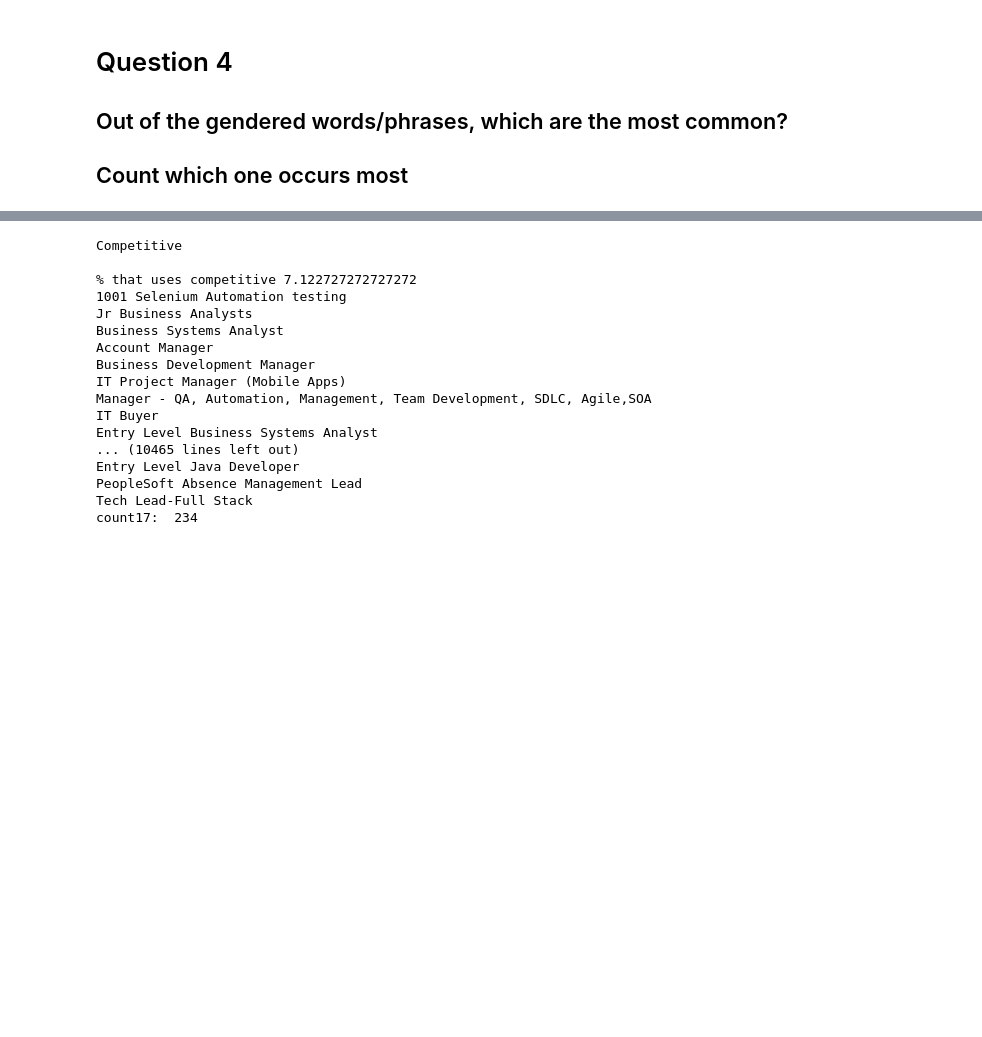
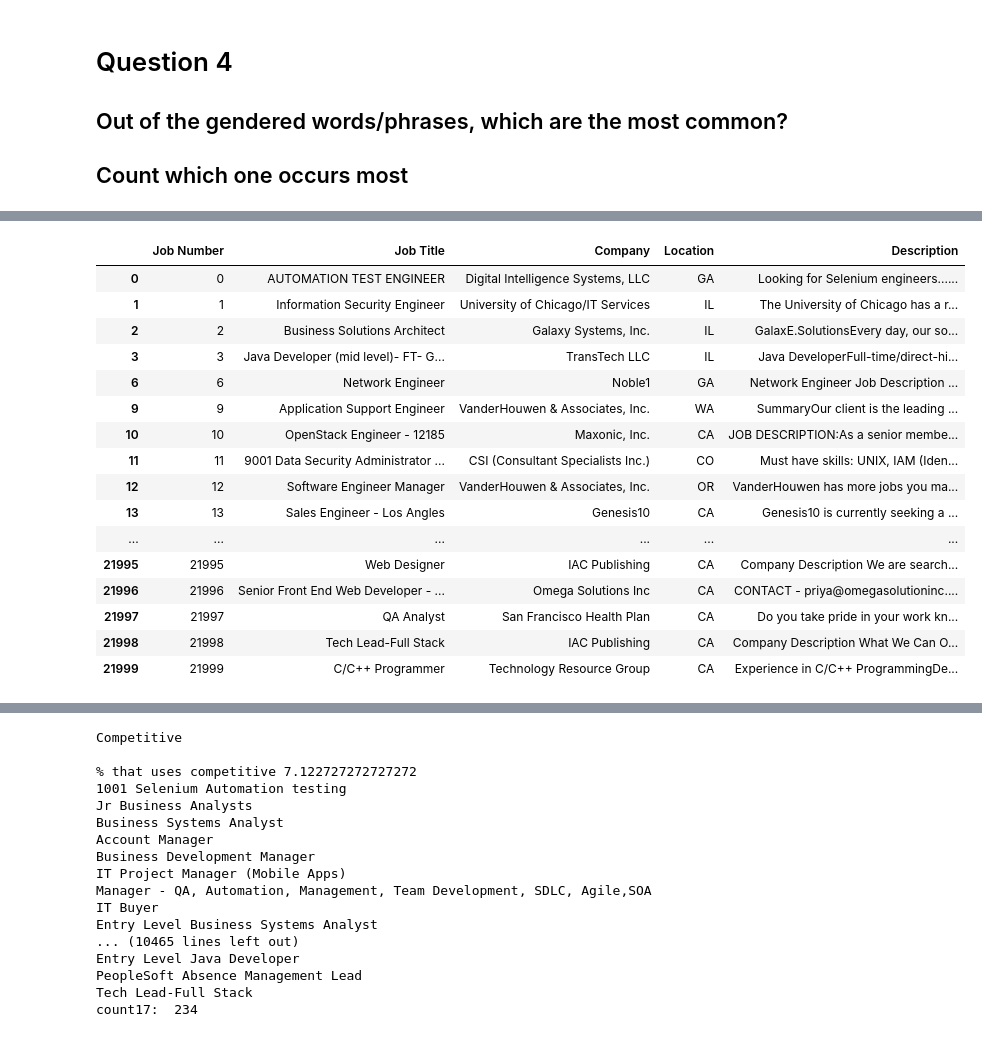
Before and after one commit to Kyle1668/cse184-pronoun-analysis, a Jupyter notebook: Question4.ipynb, the cells around one changed output, grey strips where cells are left out. Drawn from its saved outputs; the diff is of its cells as text; code cells hidden in the pictures; blank space fills up the shorter version.

```diff
--- a/Question4.ipynb
+++ b/Question4.ipynb
@@ -17,6 +17,13 @@ import csv
 import requests
 import collections
 from bs4 import BeautifulSoup
+import geopandas as gpd
+import pandas_bokeh
+from shapely.geometry import Point, Polygon
+%matplotlib inline
+from mpl_toolkits.axes_grid1 import make_axes_locatable
+import matplotlib.pyplot as plt
+pandas_bokeh.output_notebook()
 
 masculine_themed_wording = [
     "competitive",
@@ -37,6 +44,11 @@ masculine_themed_wording = [
     "ambitious",
     "aggressive"
 ]
+
+s = "active adventurous aggress ambitio analy assert athlet autonom battle boast challeng champion compet confident courag decid decision decisive defend determin domina dominant driven fearless fight force greedy head-strong headstrong hierarch hostil impulsive independen individual intellect lead logic objective opinion outspoken persist principle reckless self-confiden self-relian self-sufficien selfconfiden selfrelian selfsufficien stubborn superior unreasonab"
+masculine_themed_wording_updated = s.split()
+print(masculine_themed_wording_updated)
+
 
 states = ['AL',
     'AK',
@@ -92,5 +104,8 @@ states = ['AL',
 
 total_jobs = 22000
 jobs = pd.read_csv("dice_com-job_us_sample.csv")
+
+#Create a column for the state
+jobs["state"] = jobs["joblocation_address"].apply(lambda x: pd.Series(str(x).split(", ")[-1]))
 jobs
 # %% [output]
@@ -114,0 +133,53 @@ jobs
+# %%
+'''
+1. Take in the word from the updated list
+2. Check if word appears in the description
+    - if it does, add it to the list
+    - if NOT, do not add it to the list
+3. After getting the jobs, get the exclusive jobs using list(set(list_name)) <-- these are indexes
+4. With the job descriptions, loop through the list, add each of the columns that we want to its own list
+5. Create the column and set it to that list
+6. Get the states using the lambda function
+'''
+
+# Loops through the updated phrase list and appends to a list with the indexes of the jobs that have the phrases
+
+job_index_list = []
+for word in masculine_themed_wording_updated:
+    print("Current word: ", word)
+    x = jobs['jobdescription'].where(jobs['jobdescription'].str.find(word) > -1)
+    #vals = jobs['jobdescription'].str.count(word)
+    #print(word, " appears ", vals, " times")
+    #print(x)
+    for item, frame in x.iteritems():
+        if pd.notnull(frame):
+            job_index_list.append(item)
+
+job_index_list_exec = list(set(job_index_list))
+print("Length of original list: ", len(job_index_list))
+print("Length of execlusive list: ", len(job_index_list_exec))
+
+#print("with duplicates: ", job_index_list)
+print("without duplicates: ", job_index_list_exec)
+
+# Create the dataframe called 'new_jobs' which contains the jobs that contain the phrases from the list
+# In the cell BELOW is a function for this, there is just a block of code to run this
+
+job_title_list = []
+job_company_list = []
+job_location_list = []
+job_desc_list = []
+for i in job_index_list_exec:
+    job_title_list.append(jobs['jobtitle'].iloc[i])
+    job_company_list.append(jobs['company'].iloc[i])
+    job_location_list.append(jobs['state'].iloc[i])
+    job_desc_list.append(jobs['jobdescription'].iloc[i])
+
+new_jobs = pd.DataFrame(job_index_list_exec, index = job_index_list_exec, columns = ["Job Number"])
+new_jobs["Job Title"] = job_title_list
+new_jobs["Company"] = job_company_list
+new_jobs["Location"] = job_location_list
+new_jobs["Description"] = job_desc_list
+
+new_jobs
+# %% [output]
@@ -114,0 +203,17 @@ jobs
+|  | Job Number | Job Title | Company | Location | Description |
+| 0 | 0 | AUTOMATION TEST ENGINEER | Digital Intelligence Systems, LLC | GA | Looking for Selenium engineers...... |
+| 1 | 1 | Information Security Engineer | University of Chicago/IT Services | IL | The University of Chicago has a r... |
+| 2 | 2 | Business Solutions Architect | Galaxy Systems, Inc. | IL | GalaxE.SolutionsEvery day, our so... |
+| 3 | 3 | Java Developer (mid level)- FT- G... | TransTech LLC | IL | Java DeveloperFull-time/direct-hi... |
+| 6 | 6 | Network Engineer | Noble1 | GA | Network Engineer Job Description ... |
+| 9 | 9 | Application Support Engineer | VanderHouwen & Associates, Inc. | WA | SummaryOur client is the leading ... |
+| 10 | 10 | OpenStack Engineer - 12185 | Maxonic, Inc. | CA | JOB DESCRIPTION:As a senior membe... |
+| 11 | 11 | 9001 Data Security Administrator ... | CSI (Consultant Specialists Inc.) | CO | Must have skills: UNIX, IAM (Iden... |
+| 12 | 12 | Software Engineer Manager | VanderHouwen & Associates, Inc. | OR | VanderHouwen has more jobs you ma... |
+| 13 | 13 | Sales Engineer - Los Angles | Genesis10 | CA | Genesis10 is currently seeking a ... |
+| ... | ... | ... | ... | ... | ... |
+| 21995 | 21995 | Web Designer | IAC Publishing | CA | Company Description We are search... |
+| 21996 | 21996 | Senior Front End Web Developer - ... | Omega Solutions Inc | CA | CONTACT - priya@omegasolutioninc.... |
+| 21997 | 21997 | QA Analyst | San Francisco Health Plan | CA | Do you take pride in your work kn... |
+| 21998 | 21998 | Tech Lead-Full Stack | IAC Publishing | CA | Company Description What We Can O... |
+| 21999 | 21999 | C/C++ Programmer | Technology Resource Group | CA | Experience in C/C++ ProgrammingDe... |
```
Also changed, not shown: parts of 7 cells of this notebook.
